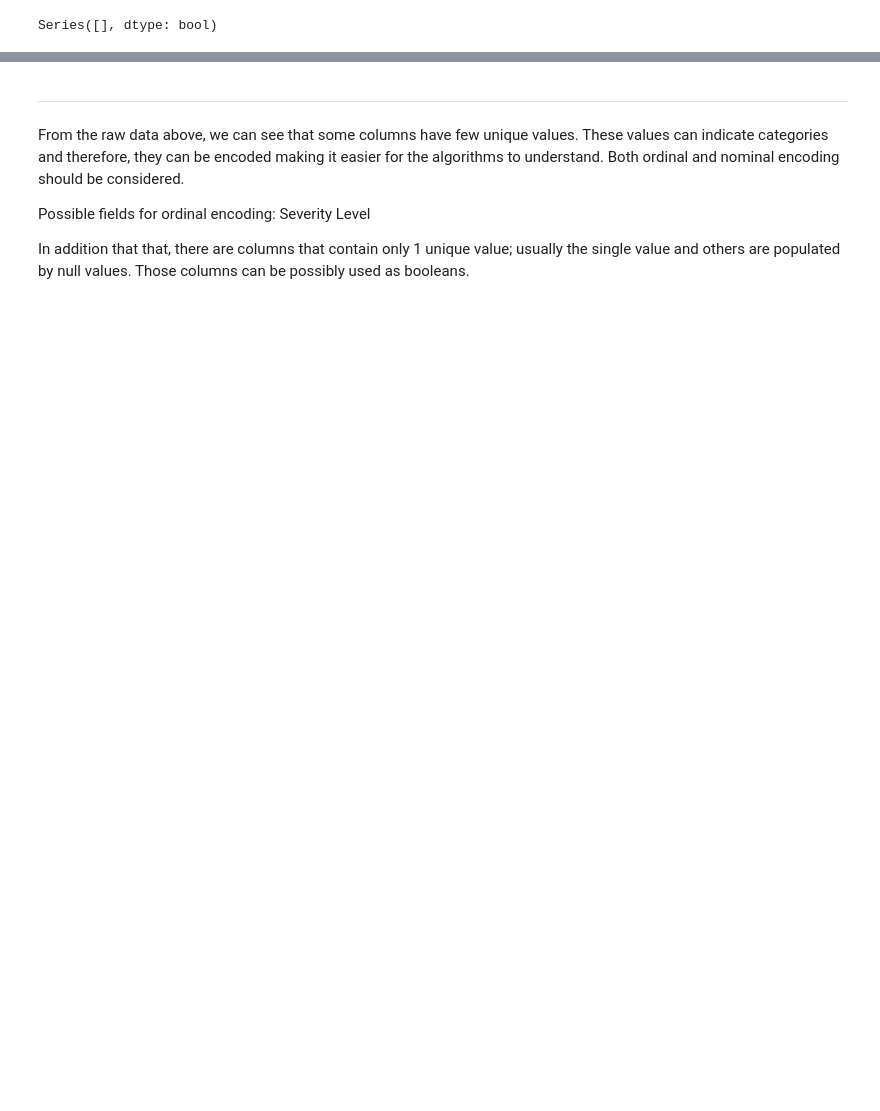
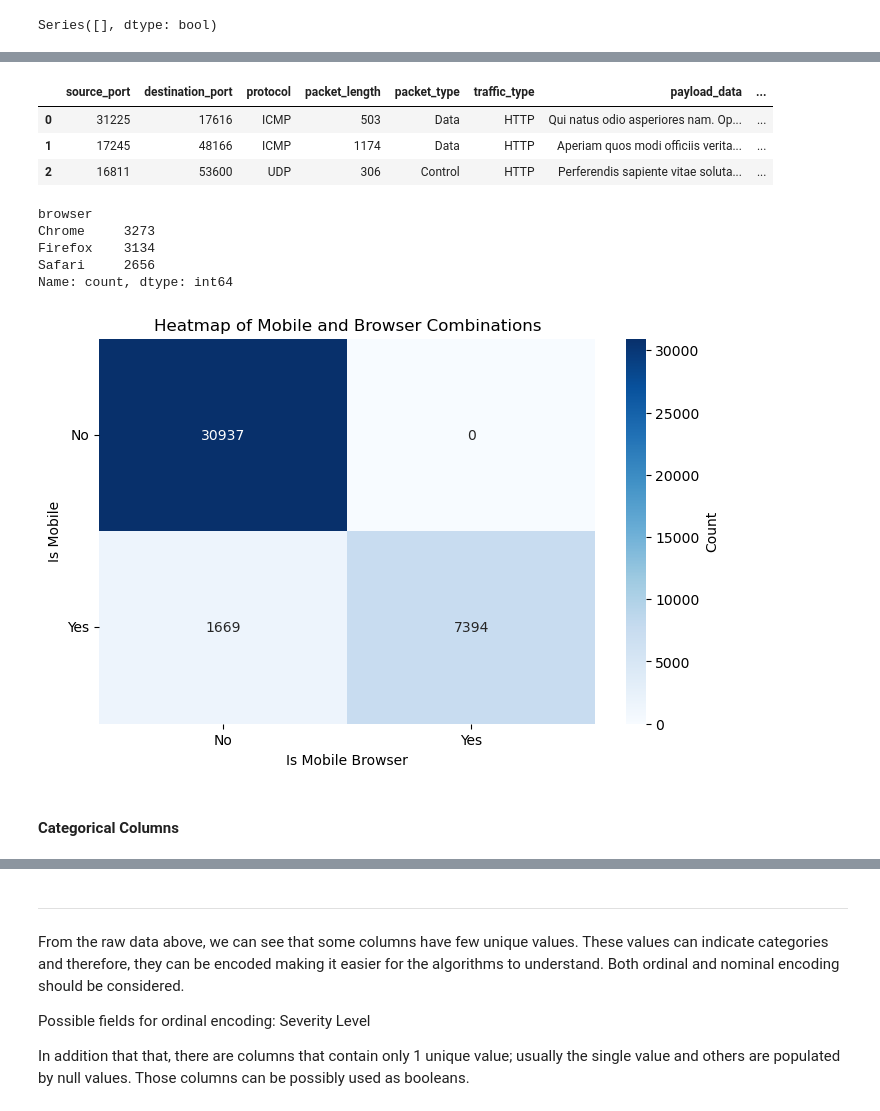
Before and after one commit to dominicbraam/cyberattack-model, a Jupyter notebook: notebooks/Data Exploration.ipynb, the cells around one changed output, grey strips where cells are left out. Drawn from its saved outputs; the diff is of its cells as text; code cells hidden in the pictures; blank space fills up the shorter version.

```diff
--- a/notebooks/Data Exploration.ipynb
+++ b/notebooks/Data Exploration.ipynb
@@ -170,0 +240,4 @@ df.info()
+# %%
+columns_to_drop = ['timestamp', 'source_ip_address', 'destination_ip_address', 'device_information']
+
+df.drop(columns_to_drop, axis=1, inplace=True)
@@ -171 +301,54 @@ df.info()
+# %%
+browsers = df['browser'].unique()
+
+def is_mobile_browser(browser_name):
+    return any(c.isspace() for c in browser_name)
+
+browser_families = [x for x in browsers if not is_mobile_browser(x)]
+
+def is_mobile_os(os_name):
+    mobile_os = ["iOS", "Android"]
+    return any(os_name in x for x in mobile_os)
+
+def get_browser_family(browser_name):
+    if is_mobile_browser(browser_name):
+        for family in browser_families:
+            if family in browser_name:
+                return family
+    else:
+        return browser_name
+# %%
+df = df.assign(is_mobile=df['os'].apply(is_mobile_os))
+df = df.assign(is_mobile_browser=df['browser'].apply(is_mobile_browser))
+df['browser'] = df['browser'].apply(get_browser_family)
+df.head(3)
+# %% [output]
+|  | source_port | destination_port | protocol | packet_length | packet_type | traffic_type | payload_data | ... |
+| 0 | 31225 | 17616 | ICMP | 503 | Data | HTTP | Qui natus odio asperiores nam. Op... | ... |
+| 1 | 17245 | 48166 | ICMP | 1174 | Data | HTTP | Aperiam quos modi officiis verita... | ... |
+| 2 | 16811 | 53600 | UDP | 306 | Control | HTTP | Perferendis sapiente vitae soluta... | ... |
+# %%
+df_no_mobile = df[df['is_mobile']==True]
+df_no_mobile['browser'].value_counts()
+# %% [output]
+browser
+Chrome     3273
+Firefox    3134
+Safari     2656
+Name: count, dtype: int64
+# %%
+contingency_table = pd.crosstab(df['is_mobile'], df['is_mobile_browser'])
+
+plt.figure(figsize=(8, 5))
+sns.heatmap(contingency_table, annot=True, cmap='Blues', fmt='g', cbar_kws={'label':"Count"})
+plt.title("Heatmap of Mobile and Browser Combinations")
+plt.xlabel("Is Mobile Browser")
+plt.ylabel("Is Mobile")
+plt.xticks([0.5, 1.5], ["No", "Yes"], rotation=0)
+plt.yticks([0.5, 1.5], ["No", "Yes"], rotation=0)
+plt.show()
+# %% [output]
+[figure, added]
+# %% [markdown]
+#### Categorical Columns
 # %%
```
Also changed, not shown: parts of 41 cells of this notebook.
